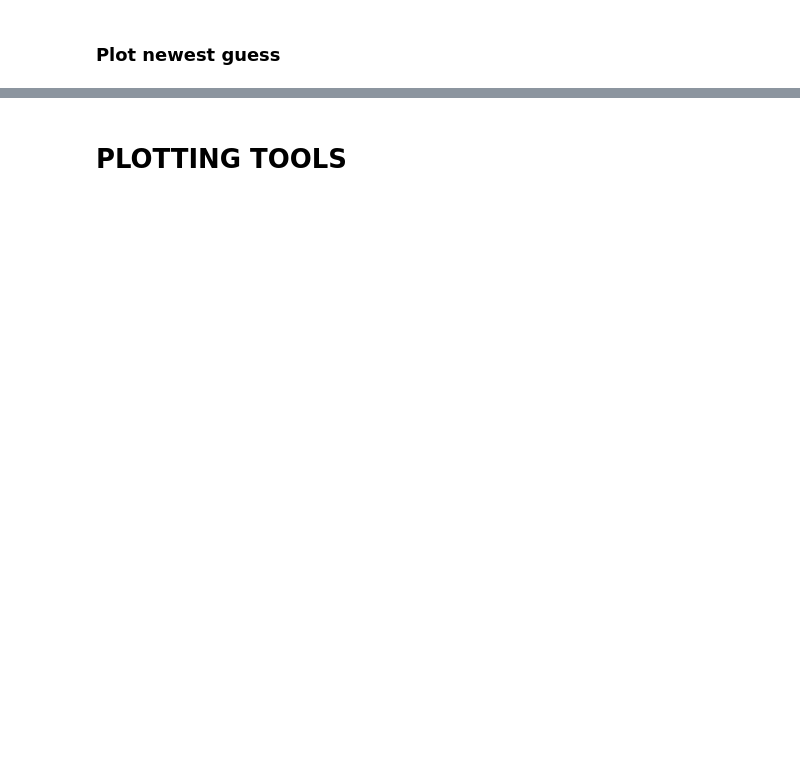
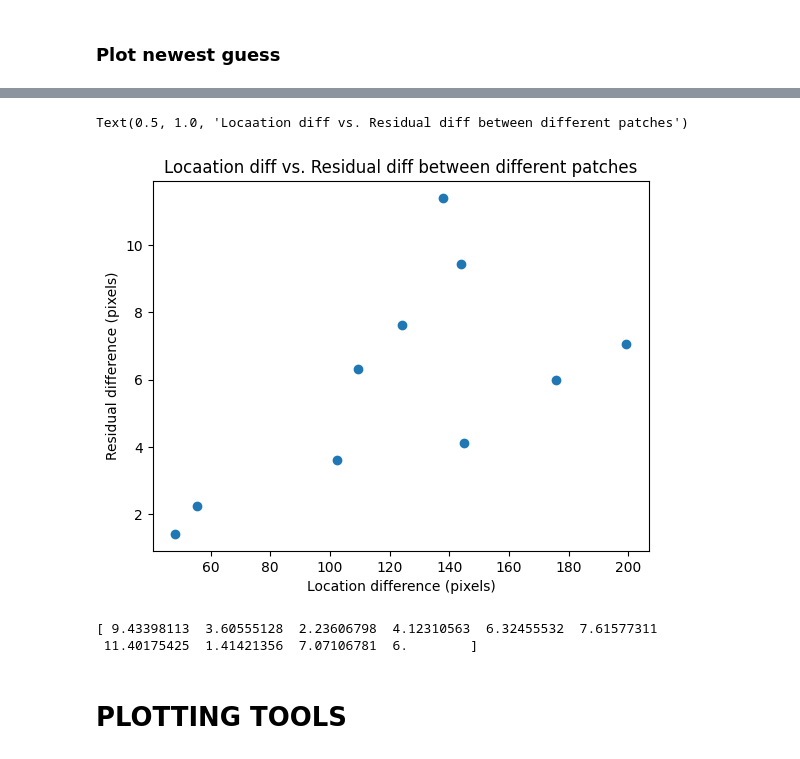
Before and after one commit to dchoate119/ASAR, a Jupyter notebook: s2/TerrainNav/groundNAV_TTurf_v6.ipynb, the cells around one changed output, grey strips where cells are left out. Drawn from its saved outputs; the diff is of its cells as text; code cells hidden in the pictures; blank space fills up the shorter version.

Commit message:
Updated residual plot. Next steps are to extend to more patches

```diff
--- a/s2/TerrainNav/groundNAV_TTurf_v6.ipynb
+++ b/s2/TerrainNav/groundNAV_TTurf_v6.ipynb
@@ -649,5 +656,5 @@ print("\nInitial Guess parameters\n", params)
 # %%
-iterations = 5
+iterations = 10
 n = 5
 
 for iter_idx in range(iterations):
@@ -673,8 +680,8 @@ for iter_idx in range(iterations):
         # Define best shift vector
         shiftx_min = idrow-n
         shifty_min = idcol-n
-        print("\nBEST SHIFT VECTOR = ", shiftx_min, shifty_min)
-        print(f"\nBEST SSD for image {im_cv} = ", ssds[idrow, idcol])
+        # print("\nBEST SHIFT VECTOR = ", shiftx_min, shifty_min)
+        # print(f"\nBEST SSD for image {im_cv} = ", ssds[idrow, idcol])
         cor_vecs[im_cv] = shiftx_min, shifty_min
         # Get mean of satellite points for base of x and y
         sat_pts, __ = gnav.get_inside_sat_pts(im_cv, 0,0)#shiftx_min, shifty_min)
@@ -683,8 +690,8 @@ for iter_idx in range(iterations):
         # print("\nBase of x and y = ", basex, basey)
         base_vec[im_cv] = basex, basey
 
-    print("\nCorrection vectors:\n", cor_vecs)
-    print("\nBase of correction vectors: \n", base_vec)
+    # print("\nCorrection vectors:\n", cor_vecs)
+    # print("\nBase of correction vectors: \n", base_vec)
 
     points_b = np.hstack((base_vec, np.zeros((len(images), 1))))
     points_e = points_b + np.hstack((cor_vecs, np.zeros((len(images),1))))
@@ -731,7 +738,7 @@ for iter_idx in range(iterations):
         J_lower = np.hstack((j21, j22, j23, j24))  # Second row block (y_q terms)
         # print("\nJ Lower\n", J_lower)
         j = np.vstack((J_upper, J_lower))  # Shape (2N, 4)
-        print("\nJacobian\n", j)
+        # print("\nJacobian\n", j)
         J[2*(i_m):2*(i_m)+2, :] = j
 
     print("\nJACOBIAN\n", J)
@@ -829,0 +999,6 @@ vis.destroy_window()
+# %%
+# Save final parameter solution
+# print(params)
+gnav.params_tot = params
+gnav.ssds_fin = yi
+print(gnav.ssds_fin)
@@ -830,3 +1091,40 @@ vis.destroy_window()
+# %%
+# Plot and visualize residuals
+
+# PLOTTING A SINGLE VECTOR FIELD FOR SSD
+# Create the figure and 3D axis
+fig = plt.figure()
+ax = fig.add_subplot(111)
+
+# Get the upper triangle indices (excluding diagonal)
+i_indices, j_indices = np.triu_indices(5, k=1)
+
+# Extract vectors from res_pat[i, j]
+a = res_pat[i_indices, j_indices, 0]  # Location differences
+b = res_pat[i_indices, j_indices, 1]  # Residual differences
+
+# a = res_pat[:][:][:,0]
+# b = res_pat[:,1]
+
+# Plot the points
+ax.plot(b, a, 'o')
+
+# Set axis limits
+# ax.set_xlim([-1, np.max(a) + 1])
+# ax.set_ylim([-1, np.max(b) + 10])
+
+# Labels and title
+ax.set_xlabel('Location difference (pixels)')
+ax.set_ylabel('Residual difference (pixels)')
+ax.set_title('Locaation diff vs. Residual diff between different patches')
+# %% [output]
+Text(0.5, 1.0, 'Locaation diff vs. Residual diff between different patches')
+[figure, added]
+# %%
+print(a)
+# %% [output]
+[ 9.43398113  3.60555128  2.23606798  4.12310563  6.32455532  7.61577311
+ 11.40175425  1.41421356  7.07106781  6.        ]
 # %% [markdown]
 # PLOTTING TOOLS
 # %%
```
Also changed, not shown: parts of 9 cells of this notebook, 30 other files.
